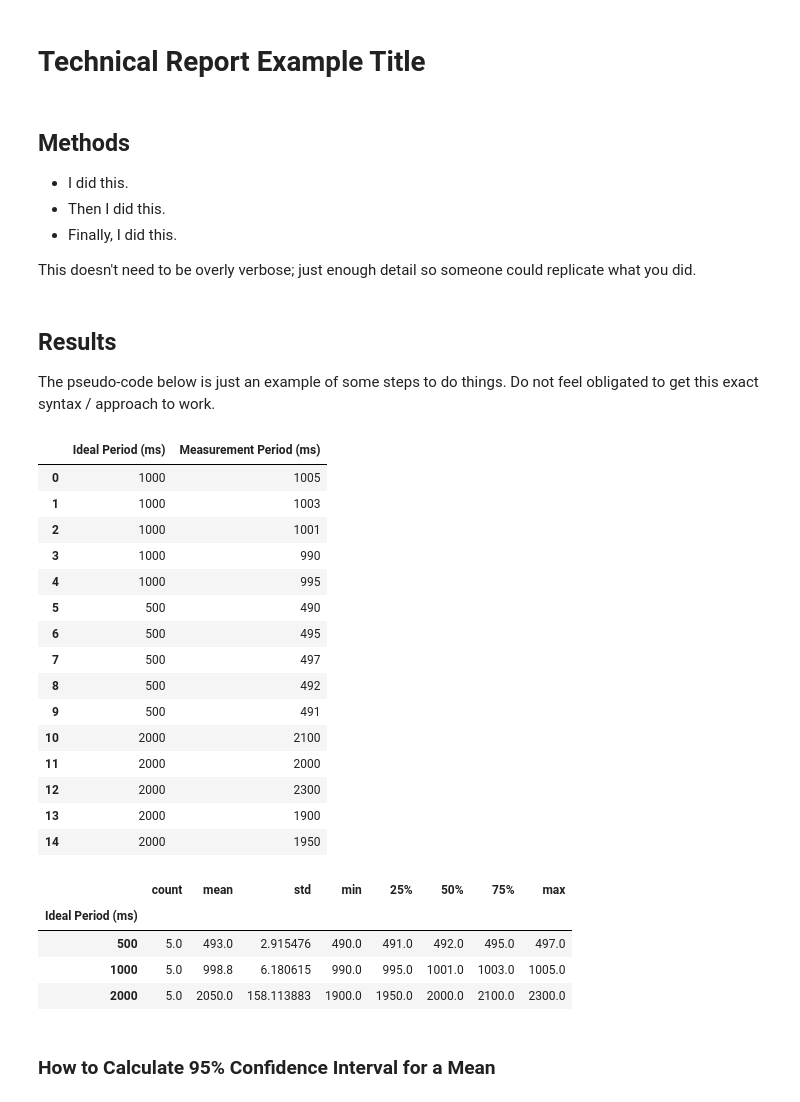
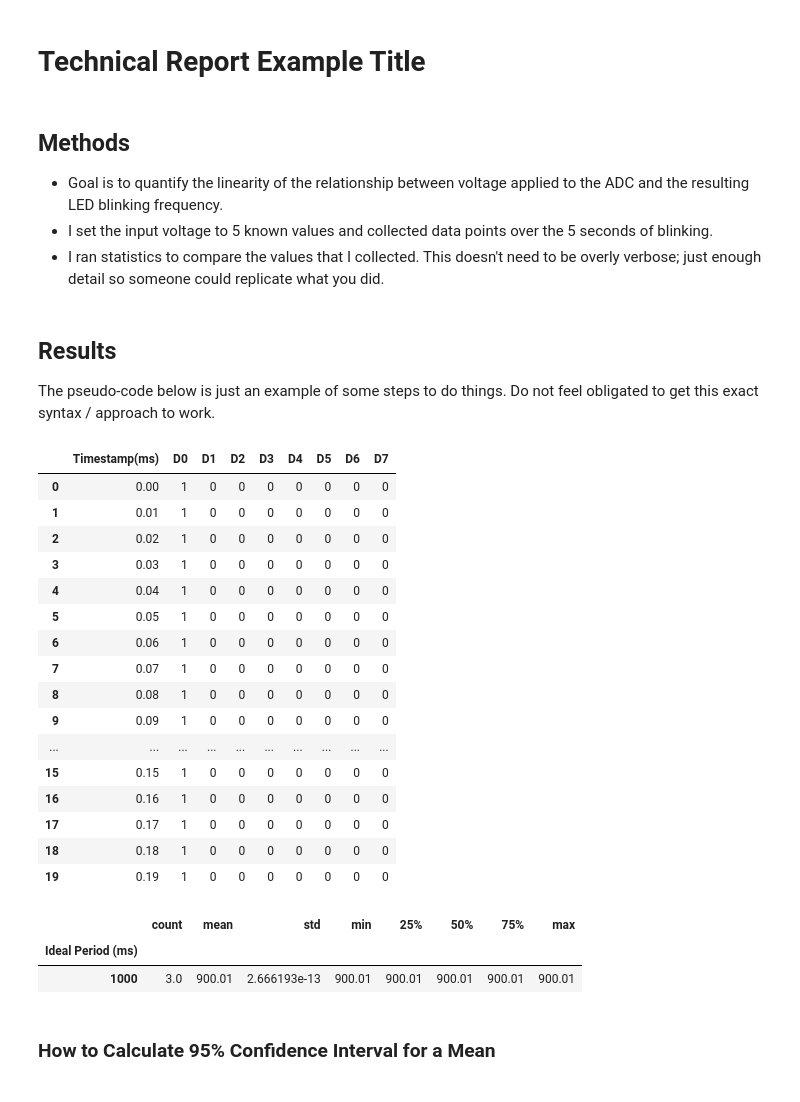
Before and after one commit to jamesmu03/zephyr-hrm, a Jupyter notebook: testing/technical_report.ipynb, the cells around one changed output. Saved outputs shown, nothing was run; the diff lists cells and outputs as text; code cells hidden in the pictures.

```diff
--- a/testing/technical_report.ipynb
+++ b/testing/technical_report.ipynb
@@ -2,10 +2,9 @@
 # Technical Report Example Title
 # %% [markdown]
 ## Methods
-* I did this.
-* Then I did this.
-* Finally, I did this.
-
+* Goal is to quantify the linearity of the relationship between voltage applied to the ADC and the resulting LED blinking frequency.
+* I set the input voltage to 5 known values and collected data points over the 5 seconds of blinking.
+* I ran statistics to compare the values that I collected.
 This doesn't need to be overly verbose; just enough detail so someone could replicate what you did.
 # %% [markdown]
 ## Results
@@ -14,37 +13,36 @@ The pseudo-code below is just an example of some steps to do things. Do not feel
 # %%
 import numpy as np
 import scipy as sp
 import matplotlib.pyplot as plt
 import pandas as pd
 import seaborn as sns
 
 # Load the data
-timing_data = pd.read_csv('data.csv')
+# timing_data = pd.read_csv('data.csv')
+data_0V = pd.read_csv('0V.csv')
+data_1V = pd.read_csv('1V.csv')
+data_1_5V = pd.read_csv('1.5V.csv')
+data_2V = pd.read_csv('2V.csv')
+data_2_5V = pd.read_csv('2.5V.csv')
+data_3V = pd.read_csv('3V.csv')
 
 # Print the first few rows of the data
-timing_data.head(20)
+data_0V.head(20)
 # %% [output]
-|  | Ideal Period (ms) | Measurement Period (ms) |
-| 0 | 1000 | 1005 |
-| 1 | 1000 | 1003 |
-| 2 | 1000 | 1001 |
-| 3 | 1000 | 990 |
-| 4 | 1000 | 995 |
-| 5 | 500 | 490 |
-| 6 | 500 | 495 |
-| 7 | 500 | 497 |
-| 8 | 500 | 492 |
-| 9 | 500 | 491 |
-| 10 | 2000 | 2100 |
-| 11 | 2000 | 2000 |
-| 12 | 2000 | 2300 |
-| 13 | 2000 | 1900 |
-| 14 | 2000 | 1950 |
+|  | Timestamp(ms) | D0 | D1 | D2 | D3 | D4 | D5 | D6 | D7 |
+| 0 | 0.00 | 1 | 0 | 0 | 0 | 0 | 0 | 0 | 0 |
+| 1 | 0.01 | 1 | 0 | 0 | 0 | 0 | 0 | 0 | 0 |
+| 2 | 0.02 | 1 | 0 | 0 | 0 | 0 | 0 | 0 | 0 |
+| 3 | 0.03 | 1 | 0 | 0 | 0 | 0 | 0 | 0 | 0 |
+| 4 | 0.04 | 1 | 0 | 0 | 0 | 0 | 0 | 0 | 0 |
+| 5 | 0.05 | 1 | 0 | 0 | 0 | 0 | 0 | 0 | 0 |
+| 6 | 0.06 | 1 | 0 | 0 | 0 | 0 | 0 | 0 | 0 |
+| 7 | 0.07 | 1 | 0 | 0 | 0 | 0 | 0 | 0 | 0 |
+| 8 | 0.08 | 1 | 0 | 0 | 0 | 0 | 0 | 0 | 0 |
+| 9 | 0.09 | 1 | 0 | 0 | 0 | 0 | 0 | 0 | 0 |
+| ... | ... | ... | ... | ... | ... | ... | ... | ... | ... |
+| 15 | 0.15 | 1 | 0 | 0 | 0 | 0 | 0 | 0 | 0 |
+| 16 | 0.16 | 1 | 0 | 0 | 0 | 0 | 0 | 0 | 0 |
+| 17 | 0.17 | 1 | 0 | 0 | 0 | 0 | 0 | 0 | 0 |
+| 18 | 0.18 | 1 | 0 | 0 | 0 | 0 | 0 | 0 | 0 |
+| 19 | 0.19 | 1 | 0 | 0 | 0 | 0 | 0 | 0 | 0 |
-# %%
-timing_data.groupby('Ideal Period (ms)')['Measurement Period (ms)'].describe()
-# %% [output]
-|  | count | mean | std | min | 25% | 50% | 75% | max |
-| Ideal Period (ms) |  |  |  |  |  |  |  |  |
-| 500 | 5.0 | 493.0 | 2.915476 | 490.0 | 491.0 | 492.0 | 495.0 | 497.0 |
-| 1000 | 5.0 | 998.8 | 6.180615 | 990.0 | 995.0 | 1001.0 | 1003.0 | 1005.0 |
-| 2000 | 5.0 | 2050.0 | 158.113883 | 1900.0 | 1950.0 | 2000.0 | 2100.0 | 2300.0 |
@@ -51,2 +90,15 @@ timing_data.groupby('Ideal Period (ms)')['Measurement Period (ms)'].describe()
+# %%
+on_data_0V = pd.read_csv('on_periods_0V.csv')
+on_data_1V = pd.read_csv('on_periods_1V.csv')
+on_data_1_5V = pd.read_csv('on_periods_1_5V.csv')
+on_data_2V = pd.read_csv('on_periods_2V.csv')
+on_data_2_5V = pd.read_csv('on_periods_2_5V.csv')
+on_data_3V = pd.read_csv('on_periods_3V.csv')
+
+on_data_0V.groupby('Ideal Period (ms)')['Measurement Period (ms)'].describe()
+# %% [output]
+|  | count | mean | std | min | 25% | 50% | 75% | max |
+| Ideal Period (ms) |  |  |  |  |  |  |  |  |
+| 1000 | 3.0 | 900.01 | 2.666193e-13 | 900.01 | 900.01 | 900.01 | 900.01 | 900.01 |
 # %% [markdown]
 ### How to Calculate 95% Confidence Interval for a Mean
```
Also changed, not shown: parts of 6 cells of this notebook, 12 other files.
